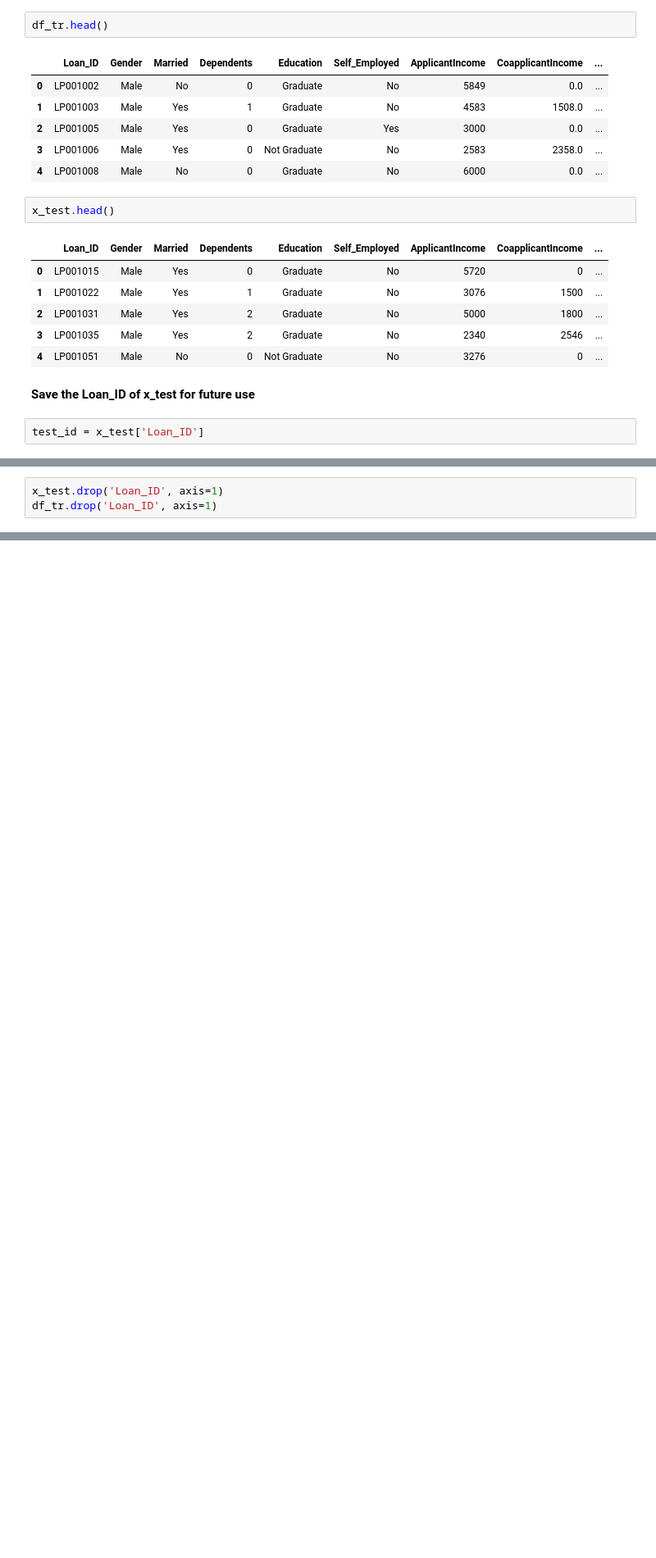
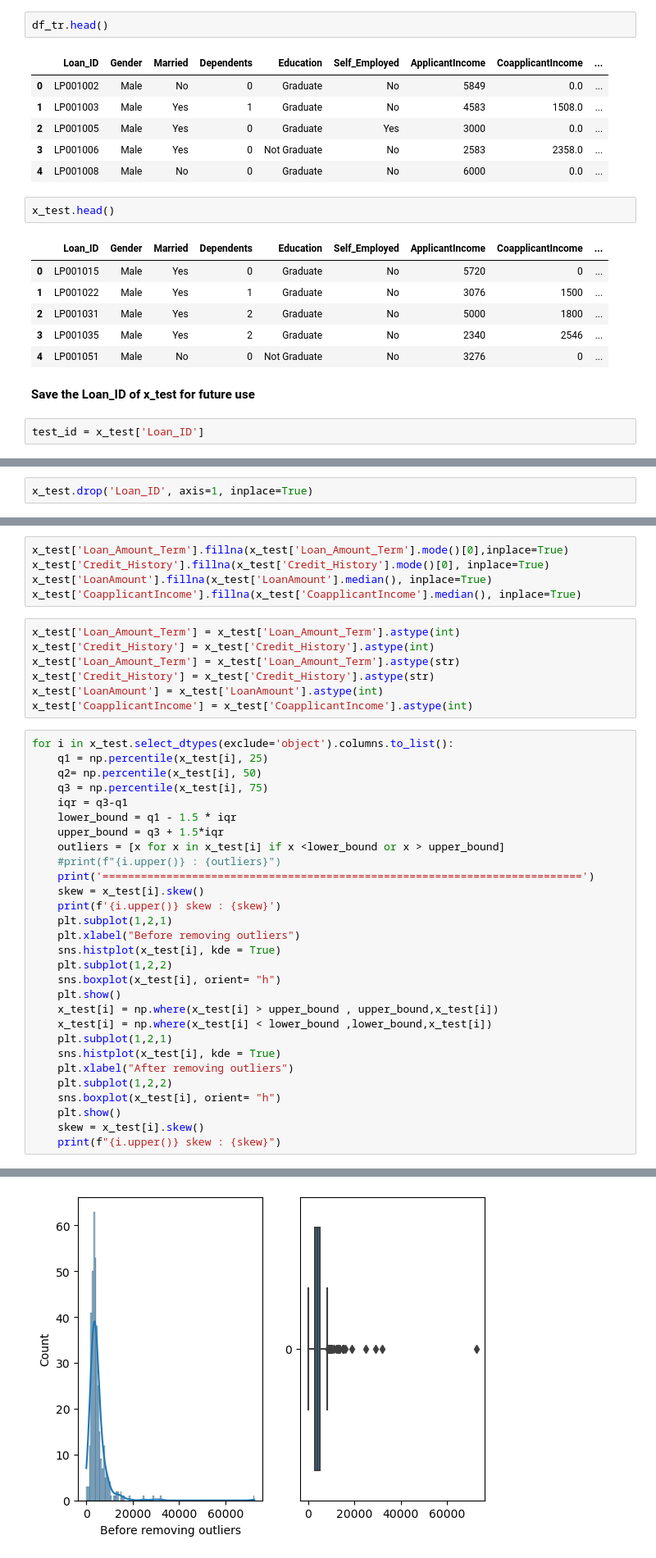
Before and after one commit to Sahilkhan-34/Exploratory_data_analysis_EDA, a Jupyter notebook: AV_Loan_prediction/New_loan_prediction.ipynb, the cells around one changed output, grey strips where cells are left out. Shown at 82% size. Drawn from its saved outputs; the diff is of its cells as text; blank space fills up the shorter version.

```diff
--- a/AV_Loan_prediction/New_loan_prediction.ipynb
+++ b/AV_Loan_prediction/New_loan_prediction.ipynb
@@ -46,3 +37,2 @@ Name: Loan_ID, Length: 367, dtype: object
 # %%
-x_test.drop('Loan_ID', axis=1)
-df_tr.drop('Loan_ID', axis=1)
+x_test.drop('Loan_ID', axis=1, inplace=True)
@@ -62,0 +183,42 @@ df_tr.drop('Loan_ID', axis=1)
+# %%
+x_test['Loan_Amount_Term'].fillna(x_test['Loan_Amount_Term'].mode()[0],inplace=True)
+x_test['Credit_History'].fillna(x_test['Credit_History'].mode()[0], inplace=True)
+x_test['LoanAmount'].fillna(x_test['LoanAmount'].median(), inplace=True)
+x_test['CoapplicantIncome'].fillna(x_test['CoapplicantIncome'].median(), inplace=True)
+# %%
+x_test['Loan_Amount_Term'] = x_test['Loan_Amount_Term'].astype(int)
+x_test['Credit_History'] = x_test['Credit_History'].astype(int)
+x_test['Loan_Amount_Term'] = x_test['Loan_Amount_Term'].astype(str)
+x_test['Credit_History'] = x_test['Credit_History'].astype(str)
+x_test['LoanAmount'] = x_test['LoanAmount'].astype(int)
+x_test['CoapplicantIncome'] = x_test['CoapplicantIncome'].astype(int)
+# %%
+for i in x_test.select_dtypes(exclude='object').columns.to_list():
+    q1 = np.percentile(x_test[i], 25)
+    q2= np.percentile(x_test[i], 50)
+    q3 = np.percentile(x_test[i], 75)
+    iqr = q3-q1
+    lower_bound = q1 - 1.5 * iqr
+    upper_bound = q3 + 1.5*iqr
+    outliers = [x for x in x_test[i] if x <lower_bound or x > upper_bound]
+    #print(f"{i.upper()} : {outliers}")
+    print('===========================================================================')
+    skew = x_test[i].skew()
+    print(f'{i.upper()} skew : {skew}')
+    plt.subplot(1,2,1)
+    plt.xlabel("Before removing outliers")
+    sns.histplot(x_test[i], kde = True)
+    plt.subplot(1,2,2)
+    sns.boxplot(x_test[i], orient= "h")
+    plt.show()
+    x_test[i] = np.where(x_test[i] > upper_bound , upper_bound,x_test[i])
+    x_test[i] = np.where(x_test[i] < lower_bound ,lower_bound,x_test[i])
+    plt.subplot(1,2,1)
+    sns.histplot(x_test[i], kde = True)
+    plt.xlabel("After removing outliers")
+    plt.subplot(1,2,2)
+    sns.boxplot(x_test[i], orient= "h")
+    plt.show()
+    skew = x_test[i].skew()
+    print(f"{i.upper()} skew : {skew}")
+# %% [output]
@@ -62,0 +227 @@ df_tr.drop('Loan_ID', axis=1)
+[figure, added]
```
Also changed, not shown: parts of 81 cells of this notebook, 5 other files.
